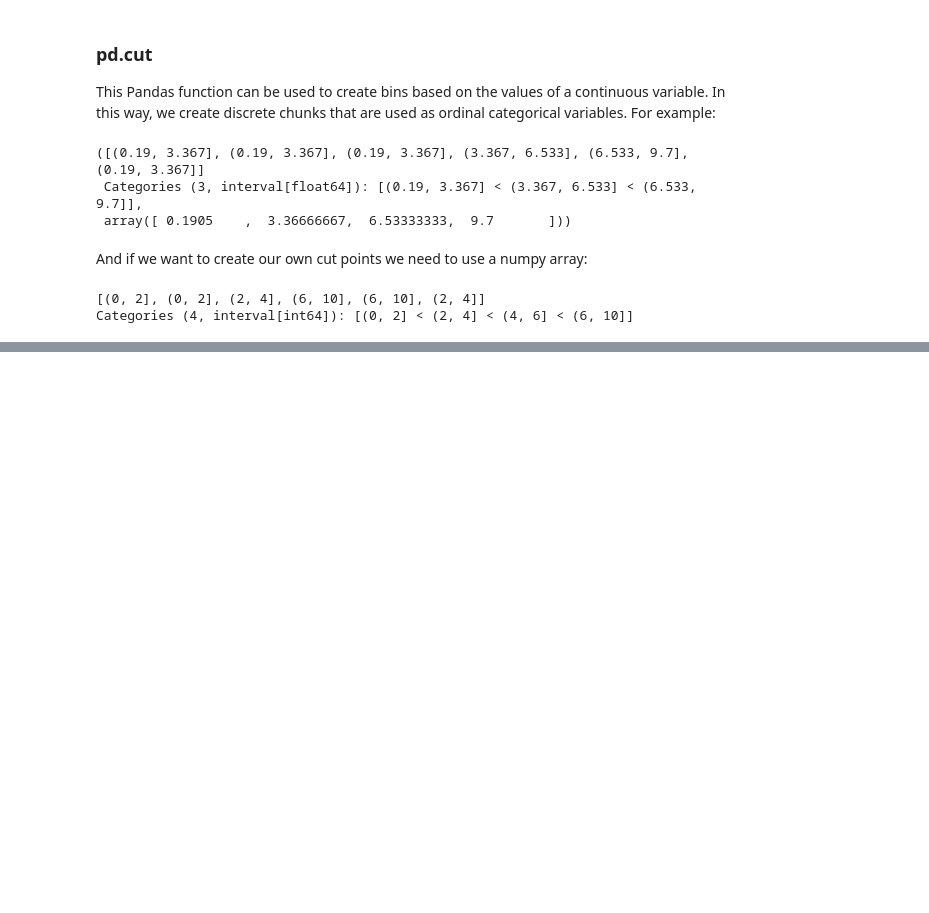
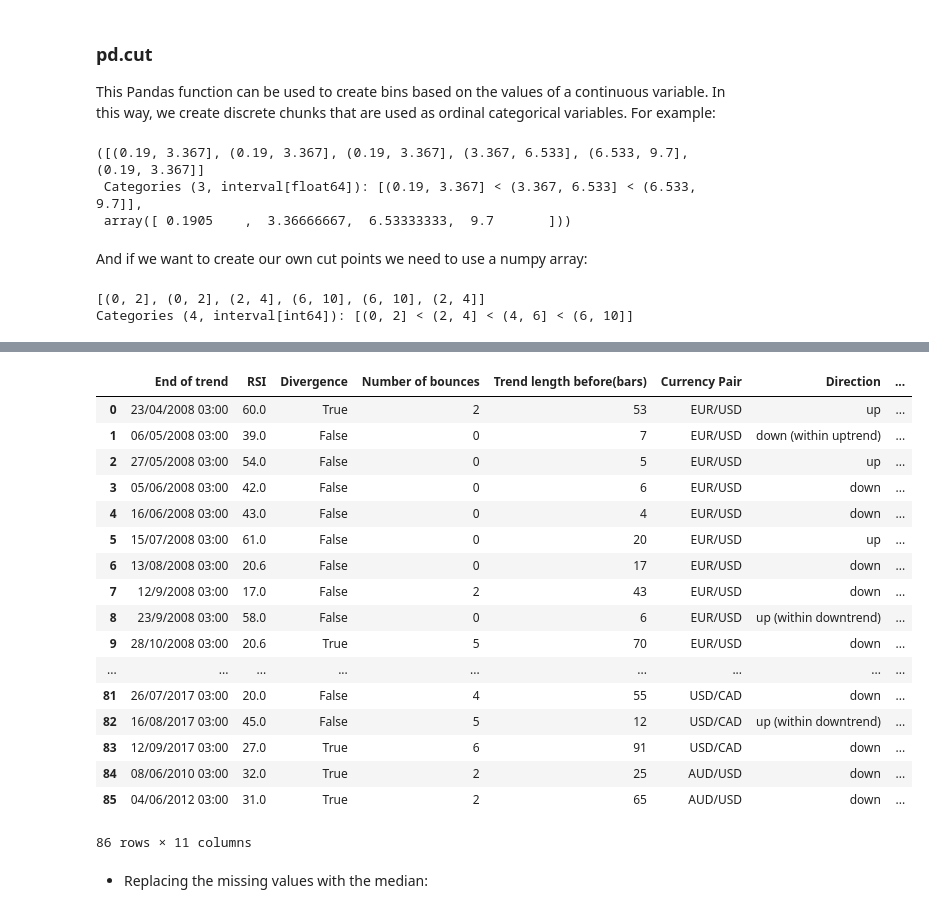
Before and after one commit to elowy01/PYTHON_NOTES, a Jupyter notebook: PANDAS/DATAFRAMES/Dataframe Notes.ipynb, the cells around one changed output, grey strips where cells are left out. Cells and saved outputs as stored; diff of their text form; code cells hidden in the pictures; blank space fills up the shorter version.

```diff
--- a/PANDAS/DATAFRAMES/Dataframe Notes.ipynb
+++ b/PANDAS/DATAFRAMES/Dataframe Notes.ipynb
@@ -164,0 +199,24 @@ Categories (4, interval[int64]): [(0, 2] < (2, 4] < (4, 6] < (6, 10]]
+# %%
+#In this case, we are dropping the na values from RSI
+DF.dropna(subset=["RSI"])
+# %% [output]
+|  | End of trend | RSI | Divergence | Number of bounces | Trend length before(bars) | Currency Pair | Direction | ... |
+| 0 | 23/04/2008 03:00 | 60.0 | True | 2 | 53 | EUR/USD | up | ... |
+| 1 | 06/05/2008 03:00 | 39.0 | False | 0 | 7 | EUR/USD | down (within uptrend) | ... |
+| 2 | 27/05/2008 03:00 | 54.0 | False | 0 | 5 | EUR/USD | up | ... |
+| 3 | 05/06/2008 03:00 | 42.0 | False | 0 | 6 | EUR/USD | down | ... |
+| 4 | 16/06/2008 03:00 | 43.0 | False | 0 | 4 | EUR/USD | down | ... |
+| 5 | 15/07/2008 03:00 | 61.0 | False | 0 | 20 | EUR/USD | up | ... |
+| 6 | 13/08/2008 03:00 | 20.6 | False | 0 | 17 | EUR/USD | down | ... |
+| 7 | 12/9/2008 03:00 | 17.0 | False | 2 | 43 | EUR/USD | down | ... |
+| 8 | 23/9/2008 03:00 | 58.0 | False | 0 | 6 | EUR/USD | up (within downtrend) | ... |
+| 9 | 28/10/2008 03:00 | 20.6 | True | 5 | 70 | EUR/USD | down | ... |
+| ... | ... | ... | ... | ... | ... | ... | ... | ... |
+| 81 | 26/07/2017 03:00 | 20.0 | False | 4 | 55 | USD/CAD | down | ... |
+| 82 | 16/08/2017 03:00 | 45.0 | False | 5 | 12 | USD/CAD | up (within downtrend) | ... |
+| 83 | 12/09/2017 03:00 | 27.0 | True | 6 | 91 | USD/CAD | down | ... |
+| 84 | 08/06/2010 03:00 | 32.0 | True | 2 | 25 | AUD/USD | down | ... |
+| 85 | 04/06/2012 03:00 | 31.0 | True | 2 | 65 | AUD/USD | down | ... |
+86 rows × 11 columns
+# %% [markdown]
+* Replacing the missing values with the median:
```
Also changed, not shown: parts of 10 cells of this notebook, 4 other files.
